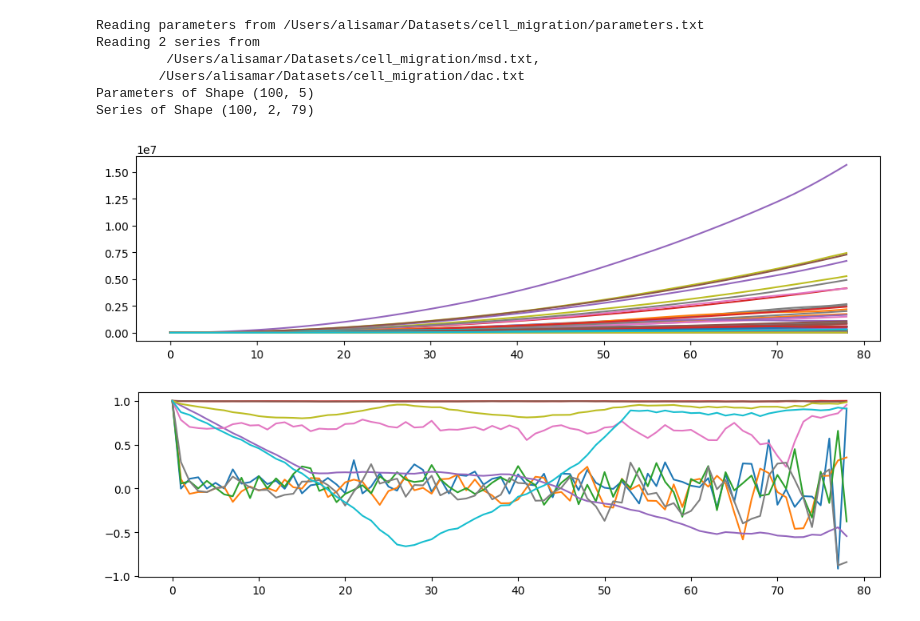
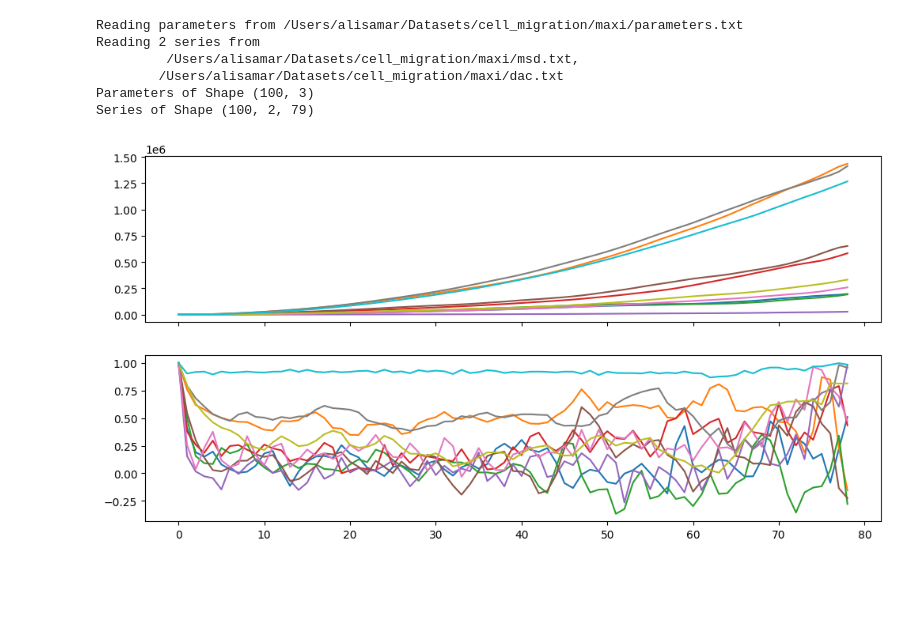
Before and after one commit to zrthxn/cell_migration, a Jupyter notebook: notebooks/analysis.ipynb, the cells around one changed output. Saved outputs shown, nothing was run; the diff lists cells and outputs as text; code cells hidden in the pictures; blank space fills up the shorter version.

```diff
--- a/notebooks/analysis.ipynb
+++ b/notebooks/analysis.ipynb
@@ -8,31 +8,27 @@ from utils.dataloaders import load_dataset
 RNG = np.random.default_rng(2023)
 HOME = os.getenv("HOME")
 # %%
+DATASET = "maxi"
 params, series = load_dataset(
-    f"{HOME}/Datasets/cell_migration/parameters.txt",
+    f"{HOME}/Datasets/cell_migration/{DATASET}/parameters.txt",
     [
-        f"{HOME}/Datasets/cell_migration/msd.txt",
-        f"{HOME}/Datasets/cell_migration/dac.txt"
+        f"{HOME}/Datasets/cell_migration/{DATASET}/msd.txt",
+        f"{HOME}/Datasets/cell_migration/{DATASET}/dac.txt"
     ],
     100)
 # %% [output]
-Reading parameters from /Users/alisamar/Datasets/cell_migration/parameters.txt
+Reading parameters from /Users/alisamar/Datasets/cell_migration/maxi/parameters.txt
 Reading 2 series from
-         /Users/alisamar/Datasets/cell_migration/msd.txt,
-        /Users/alisamar/Datasets/cell_migration/dac.txt
-Parameters of Shape (100, 5)
+         /Users/alisamar/Datasets/cell_migration/maxi/msd.txt,
+        /Users/alisamar/Datasets/cell_migration/maxi/dac.txt
+Parameters of Shape (100, 3)
 Series of Shape (100, 2, 79)
 # %%
-_ = plt.figure(figsize=(12,3))
-for ts in series[:, 0]:
-    plt.plot(ts, alpha=1)
+_, axs = plt.subplots(nrows=series.shape[1], figsize=(12,6), sharex=True)
+for ax, ts in zip(axs, series.swapaxes(0,1)):
+    for s in ts[50:60]:
+        ax.plot(s, alpha=1)
 # %% [output]
-[figure, old version]
+[figure, new version]
-# %%
-_ = plt.figure(figsize=(12,3))
-for ts in series[50:60, 1]:
-    plt.plot(ts, alpha=1)
-# %% [output]
-[figure, removed]
 # %%
 series[20:30, 1]
```
Also changed, not shown: parts of 1 cell of this notebook, 5 other files.
